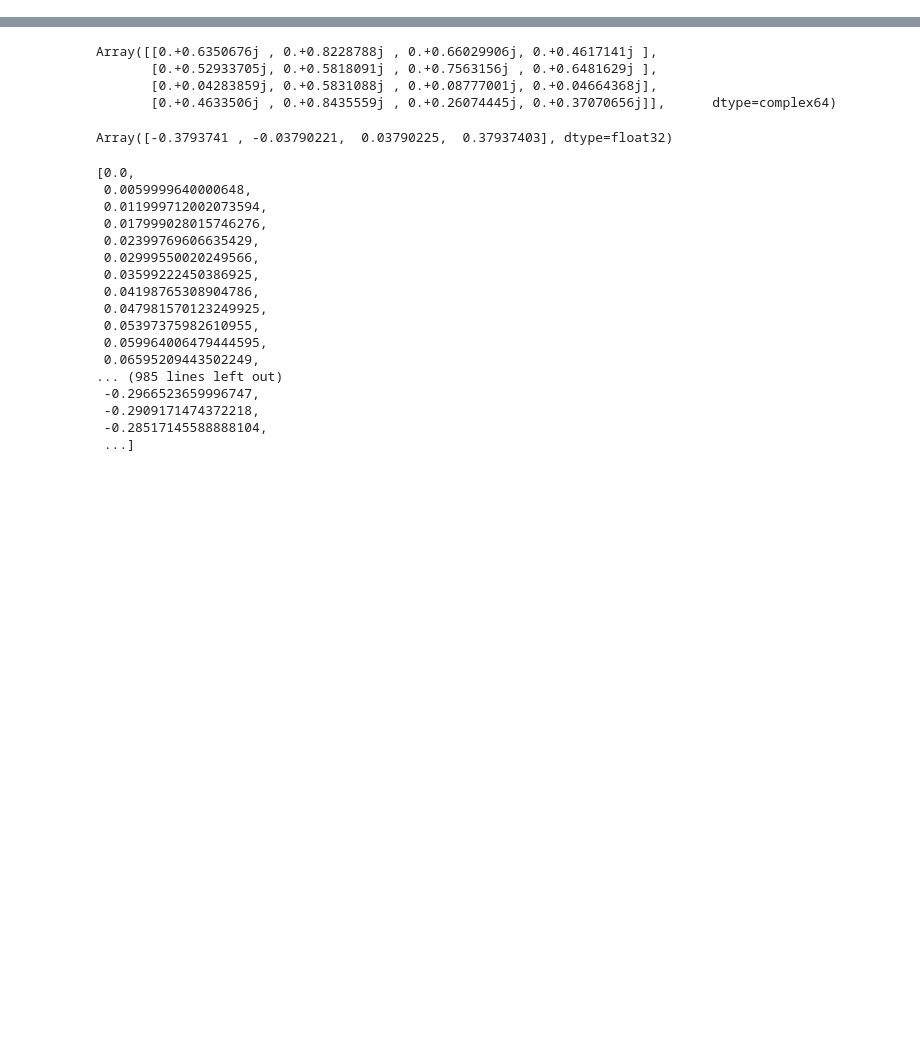
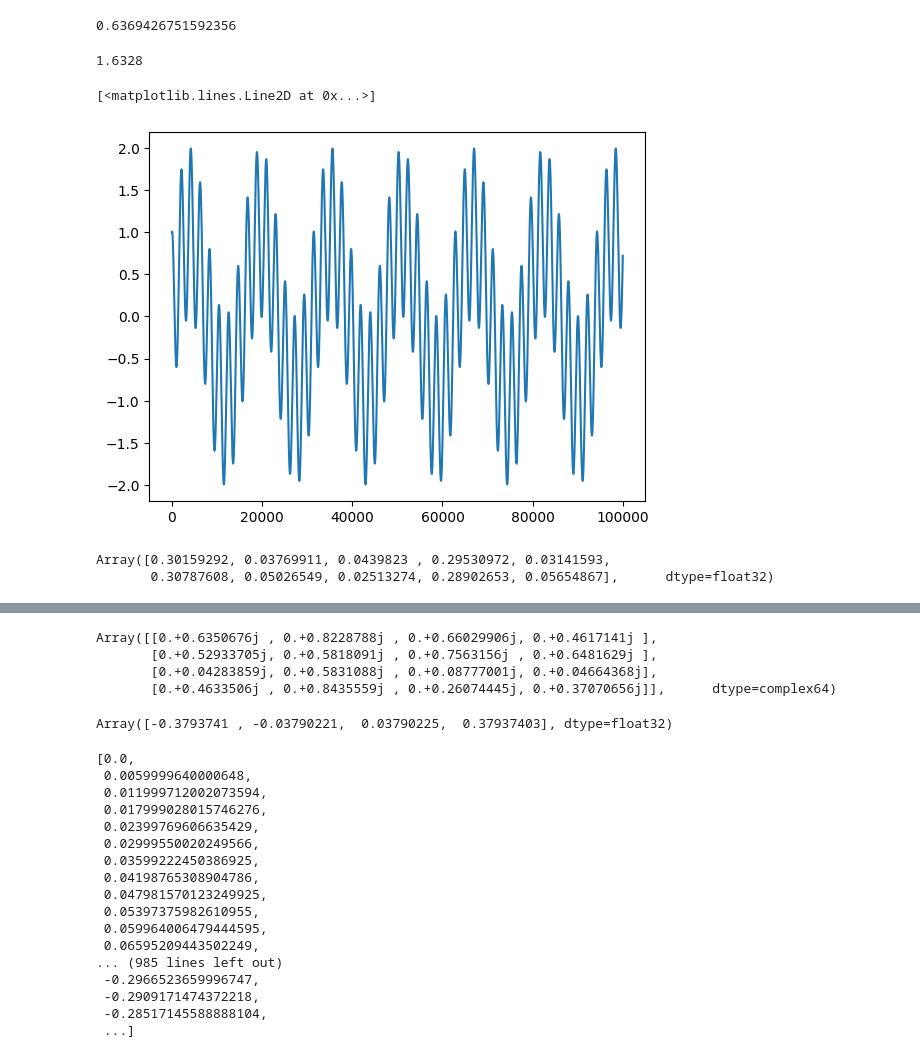
Before and after one commit to Parvfect/ferminet, a Jupyter notebook: ferminet/testing.ipynb, the cells around one changed output, grey strips where cells are left out. Cells and saved outputs as stored; diff of their text form; code cells hidden in the pictures; blank space fills up the shorter version.

```diff
--- a/ferminet/testing.ipynb
+++ b/ferminet/testing.ipynb
@@ -3,0 +12,20 @@ import numpy as np
+# %%
+freq
+# %% [output]
+0.6369426751592356
+# %%
+k = np.arange(0, 1000, 0.01)
+t = [np.sin(4 * i) for i in k]
+# %%
+t = [np.sin(0.04 * i) + np.cos(0.3 * i) for i in k]
+# %%
+t = jnp.array(t)
+# %%
+0.26 *  (2 * 3.14)
+# %% [output]
+1.6328
+# %%
+plt.plot(t)
+# %% [output]
+[<matplotlib.lines.Line2D at 0x...>]
+[figure, added]
@@ -3,0 +60,5 @@ import numpy as np
+# %%
+freqs
+# %% [output]
+Array([0.30159292, 0.03769911, 0.0439823 , 0.29530972, 0.03141593,
+       0.30787608, 0.05026549, 0.02513274, 0.28902653, 0.05654867],      dtype=float32)
```
Also changed, not shown: parts of 10 cells of this notebook, 4 other files.
